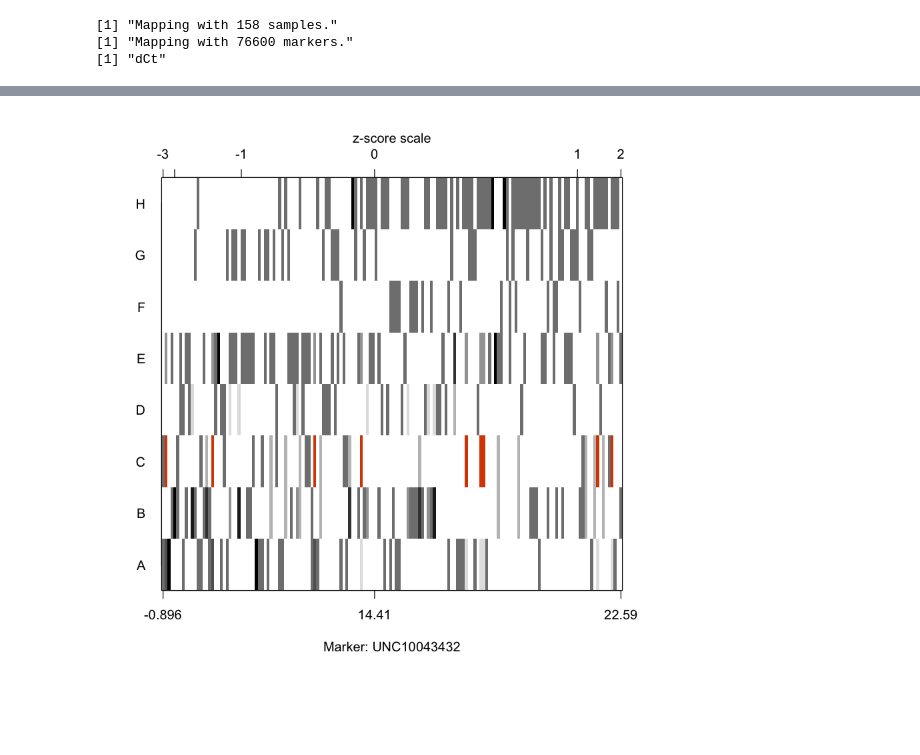
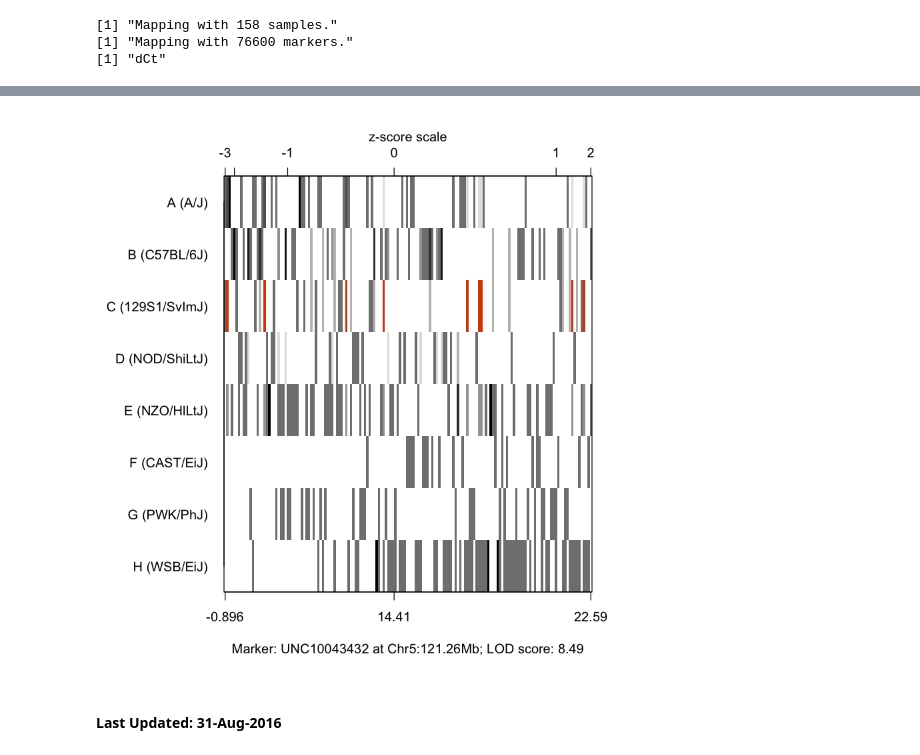
Before and after one commit to biodev/SIG, a Jupyter notebook: SIG_QTL_Mapping_Workflow.ipynb, the cells around one changed output, grey strips where cells are left out. Drawn from its saved outputs; the diff is of its cells as text; code cells hidden in the pictures; blank space fills up the shorter version.

Commit message:
Update coefplot_v2() and prob.plot() functions

```diff
--- a/SIG_QTL_Mapping_Workflow.ipynb
+++ b/SIG_QTL_Mapping_Workflow.ipynb
@@ -188,4 +57,0 @@ dim(model.probs)
-# %%
-## Make all probabilities non-zero
-model.probs[model.probs == 0] = 1e-20
-model.probs[1,,1:5]
@@ -206,5 +57,0 @@ save(model.probs, file=file.path(mapping_dir, 'rix_universal_model_prob_males_27
-# %%
-## Create 3D probability array - Females
-model.probs = make_rix_model_probs(rix_list$Mating, rix_dir, 'F')
-dim(model.probs)
-names(dimnames(model.probs))
@@ -244,4 +57,0 @@ model.probs[1,,1:5]
-# %%
-## Remove markers with all zeros
-model.probs = model.probs[, , setdiff(all_markers, markers_zero)]
-dim(model.probs)
@@ -250,4 +57,0 @@ dim(model.probs)
-# %%
-## Make all probabilities non-zero
-model.probs[model.probs == 0] = 1e-20
-model.probs[1,,1:5]
@@ -509,5 +305,7 @@ get_min_marker(qtl, chr=5)
 # %%
 ## Create probability plot
-prob.plot(pheno, 'dCt', model.probs, 'UNC10043432')
+prob.plot(pheno=pheno, pheno.col='dCt', probs=model.probs, marker='UNC10043432', qtl=qtl)
 # %% [output]
-[figure, old version]
+[figure, new version]
+# %% [markdown]
+#### Last Updated: 31-Aug-2016
```
Also changed, not shown: parts of 45 cells of this notebook, 3 other files.
